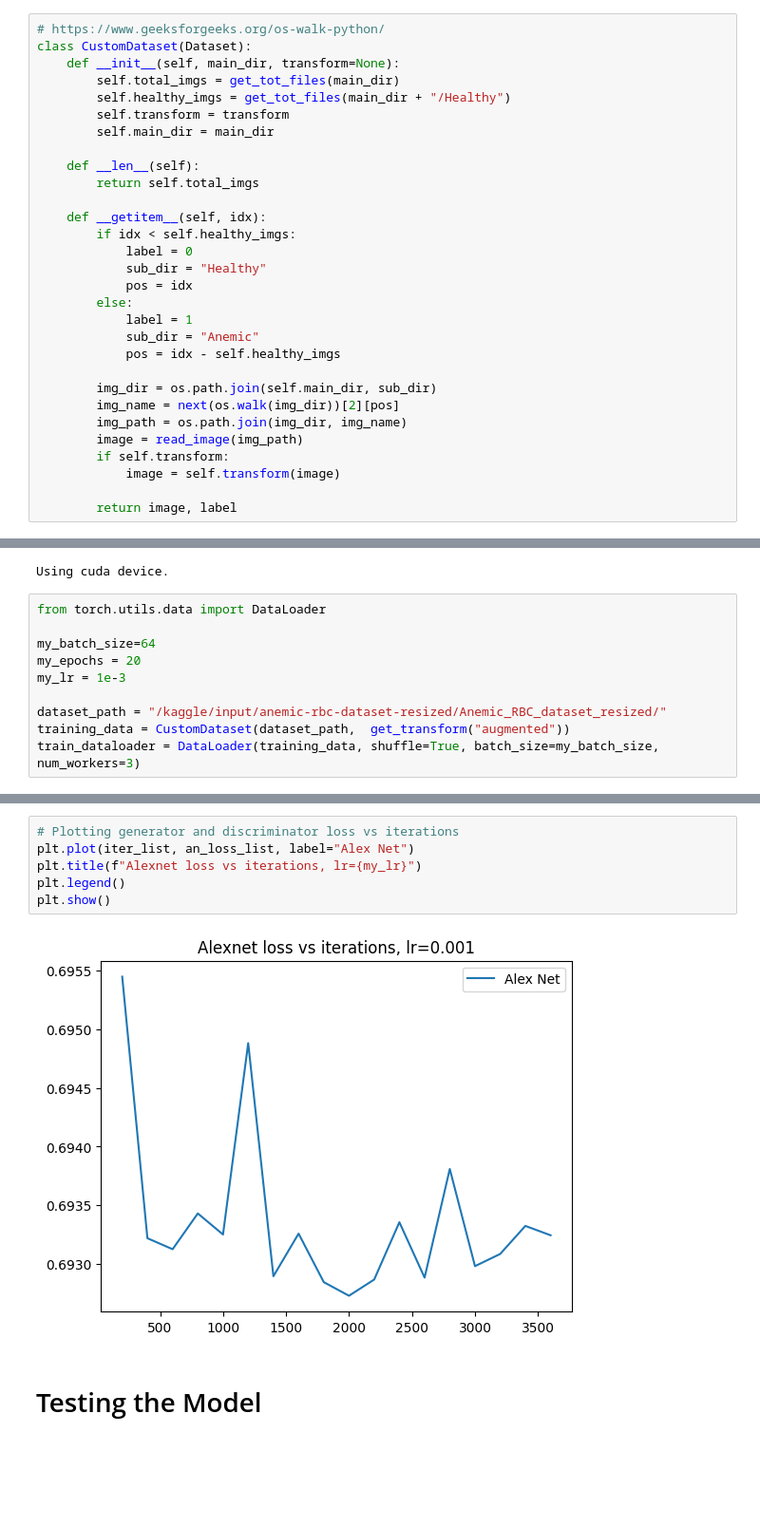
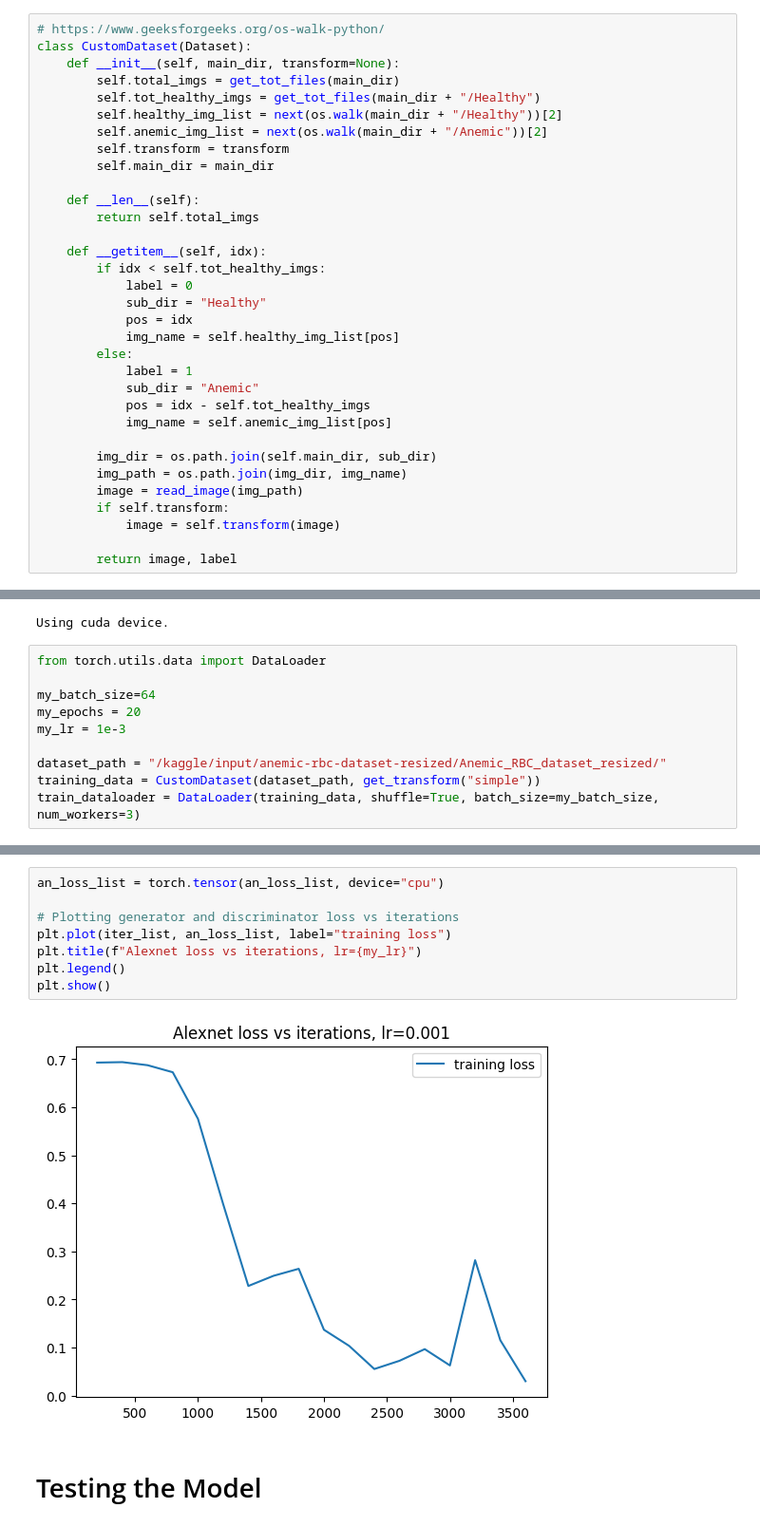
Before and after one commit to Gradient9098/sickle_cell_detection, a Jupyter notebook: sickle-cell-anemia.ipynb, the cells around one changed output, grey strips where cells are left out. Shown: that part at 95% size. Cells and saved outputs as stored; diff of their text form; blank space fills up the shorter version.

Commit message:
Improvements
Addressed an inefficiency in the cpu loading the data which was severely bottlenecking the model training.

Made a few additional fairly minor tweaks to the todo list/code.

```diff
--- a/sickle-cell-anemia.ipynb
+++ b/sickle-cell-anemia.ipynb
@@ -81,7 +81,9 @@ def get_tot_files(main_dir):
 class CustomDataset(Dataset):
     def __init__(self, main_dir, transform=None):
         self.total_imgs = get_tot_files(main_dir)
-        self.healthy_imgs = get_tot_files(main_dir + "/Healthy")
+        self.tot_healthy_imgs = get_tot_files(main_dir + "/Healthy")
+        self.healthy_img_list = next(os.walk(main_dir + "/Healthy"))[2]
+        self.anemic_img_list = next(os.walk(main_dir + "/Anemic"))[2]
         self.transform = transform
         self.main_dir = main_dir
 
@@ -89,17 +91,18 @@ class CustomDataset(Dataset):
         return self.total_imgs
 
     def __getitem__(self, idx):
-        if idx < self.healthy_imgs:
+        if idx < self.tot_healthy_imgs:
             label = 0
             sub_dir = "Healthy"
             pos = idx
+            img_name = self.healthy_img_list[pos]
         else:
             label = 1
             sub_dir = "Anemic"
-            pos = idx - self.healthy_imgs
+            pos = idx - self.tot_healthy_imgs
+            img_name = self.anemic_img_list[pos]
 
         img_dir = os.path.join(self.main_dir, sub_dir)
-        img_name = next(os.walk(img_dir))[2][pos]
         img_path = os.path.join(img_dir, img_name)
         image = read_image(img_path)
         if self.transform:
@@ -201,5 +204,5 @@ my_epochs = 20
 my_lr = 1e-3
 
 dataset_path = "/kaggle/input/anemic-rbc-dataset-resized/Anemic_RBC_dataset_resized/"
-training_data = CustomDataset(dataset_path,  get_transform("augmented"))
+training_data = CustomDataset(dataset_path, get_transform("simple"))
 train_dataloader = DataLoader(training_data, shuffle=True, batch_size=my_batch_size, num_workers=3)
@@ -241,10 +238,12 @@ an_loss_list = torch.tensor(an_loss_list, device="cpu")
 # %%
+an_loss_list = torch.tensor(an_loss_list, device="cpu")
+
 # Plotting generator and discriminator loss vs iterations
-plt.plot(iter_list, an_loss_list, label="Alex Net")
+plt.plot(iter_list, an_loss_list, label="training loss")
 plt.title(f"Alexnet loss vs iterations, lr={my_lr}")
 plt.legend()
 plt.show()
 # %% [output]
-[figure, old version]
+[figure, new version]
 # %% [markdown]
 # Testing the Model
```
Also changed, not shown: parts of 14 cells of this notebook.
